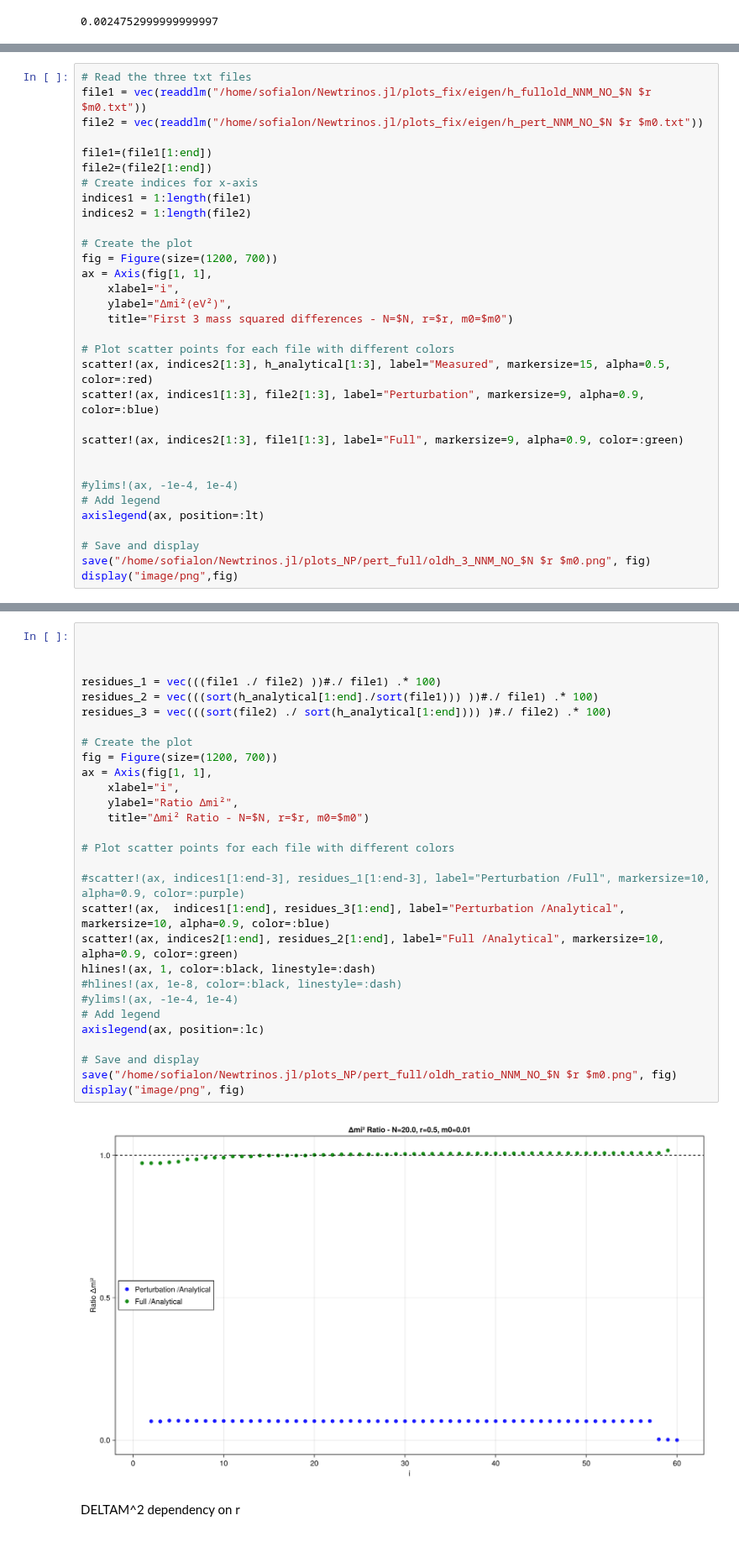
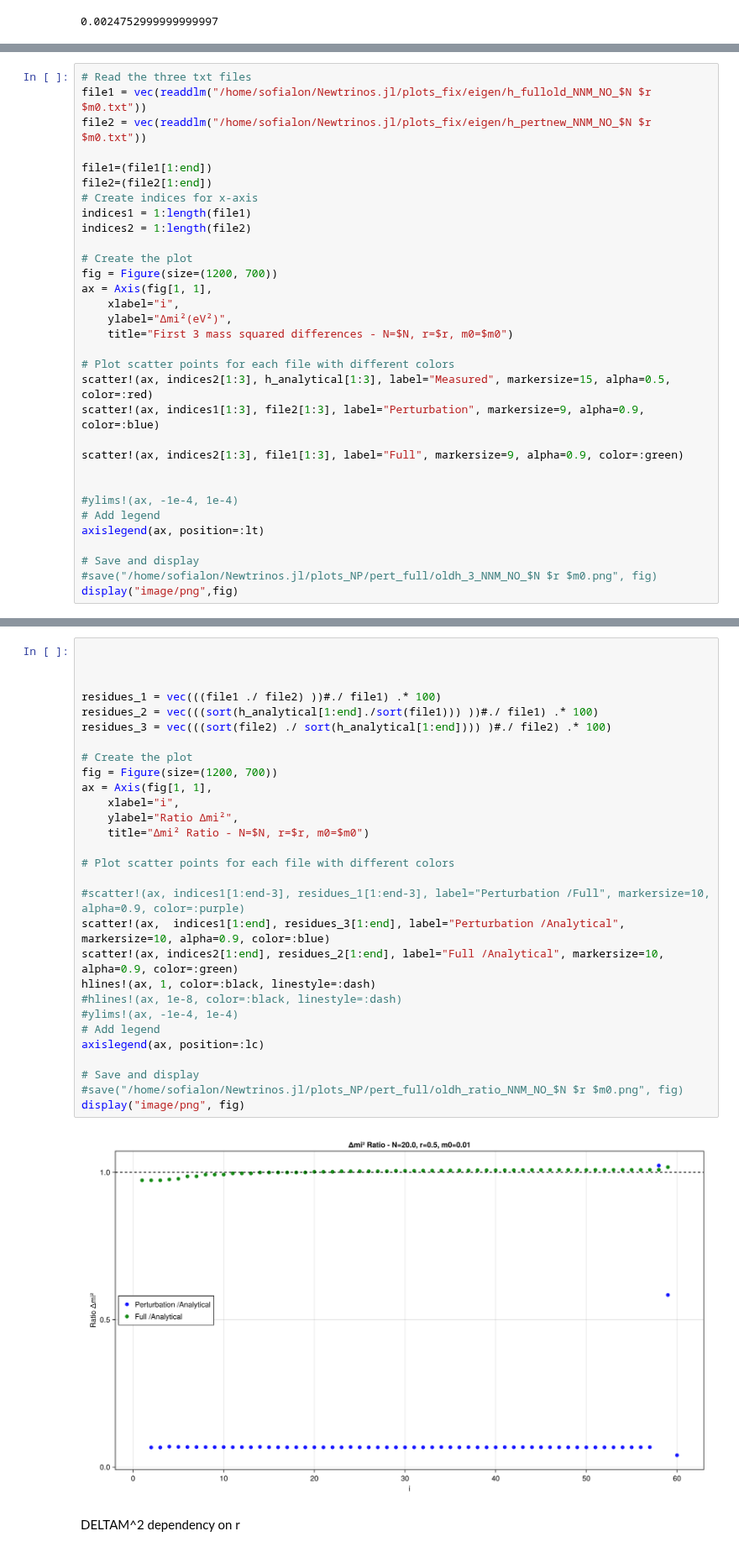
Before and after one commit to philippeller/Newtrinos.jl, a Jupyter notebook: notebooks/trials_fullmatrix.ipynb, the cells around one changed output, grey strips where cells are left out. Shown at 84% size. Saved outputs shown, nothing was run; the diff lists cells and outputs as text.

```diff
--- a/notebooks/trials_fullmatrix.ipynb
+++ b/notebooks/trials_fullmatrix.ipynb
@@ -586,7 +609,7 @@ display("image/png", fig)
 # %%
 # Read the three txt files
 file1 = vec(readdlm("/home/sofialon/Newtrinos.jl/plots_fix/eigen/h_fullold_NNM_NO_$N $r $m0.txt"))
-file2 = vec(readdlm("/home/sofialon/Newtrinos.jl/plots_fix/eigen/h_pert_NNM_NO_$N $r $m0.txt"))
+file2 = vec(readdlm("/home/sofialon/Newtrinos.jl/plots_fix/eigen/h_pertnew_NNM_NO_$N $r $m0.txt"))
 
 file1=(file1[1:end])
 file2=(file2[1:end])
@@ -613,7 +636,7 @@ scatter!(ax, indices2[1:3], file1[1:3], label="Full", markersize=9, alpha=0.9, c
 axislegend(ax, position=:lt)
 
 # Save and display
-save("/home/sofialon/Newtrinos.jl/plots_NP/pert_full/oldh_3_NNM_NO_$N $r $m0.png", fig)
+#save("/home/sofialon/Newtrinos.jl/plots_NP/pert_full/oldh_3_NNM_NO_$N $r $m0.png", fig)
 display("image/png",fig)
 # %% [output]
 [figure]
@@ -651,34 +674,34 @@ CairoMakie.Screen{IMAGE}
 # %%
 
 
 
 residues_1 = vec(((file1 ./ file2) ))#./ file1) .* 100)
 residues_2 = vec(((sort(h_analytical[1:end]./sort(file1))) ))#./ file1) .* 100)
 residues_3 = vec(((sort(file2) ./ sort(h_analytical[1:end]))) )#./ file2) .* 100)
 
 # Create the plot
 fig = Figure(size=(1200, 700))
 ax = Axis(fig[1, 1],
     xlabel="i",
     ylabel="Ratio Δmi²",
     title="Δmi² Ratio - N=$N, r=$r, m0=$m0")
 
 # Plot scatter points for each file with different colors
 
 #scatter!(ax, indices1[1:end-3], residues_1[1:end-3], label="Perturbation /Full", markersize=10, alpha=0.9, color=:purple)
 scatter!(ax,  indices1[1:end], residues_3[1:end], label="Perturbation /Analytical", markersize=10, alpha=0.9, color=:blue)
 scatter!(ax, indices2[1:end], residues_2[1:end], label="Full /Analytical", markersize=10, alpha=0.9, color=:green)
 hlines!(ax, 1, color=:black, linestyle=:dash)
 #hlines!(ax, 1e-8, color=:black, linestyle=:dash)
 #ylims!(ax, -1e-4, 1e-4)
 # Add legend
 axislegend(ax, position=:lc)
 
 # Save and display
-save("/home/sofialon/Newtrinos.jl/plots_NP/pert_full/oldh_ratio_NNM_NO_$N $r $m0.png", fig)
+#save("/home/sofialon/Newtrinos.jl/plots_NP/pert_full/oldh_ratio_NNM_NO_$N $r $m0.png", fig)
 display("image/png", fig)
 # %% [output]
-[figure, old version]
+[figure, new version]
 # %% [markdown]
 DELTAM^2 dependency on r
 # %%
```
Also changed, not shown: parts of 11 cells of this notebook, 33 other files.
